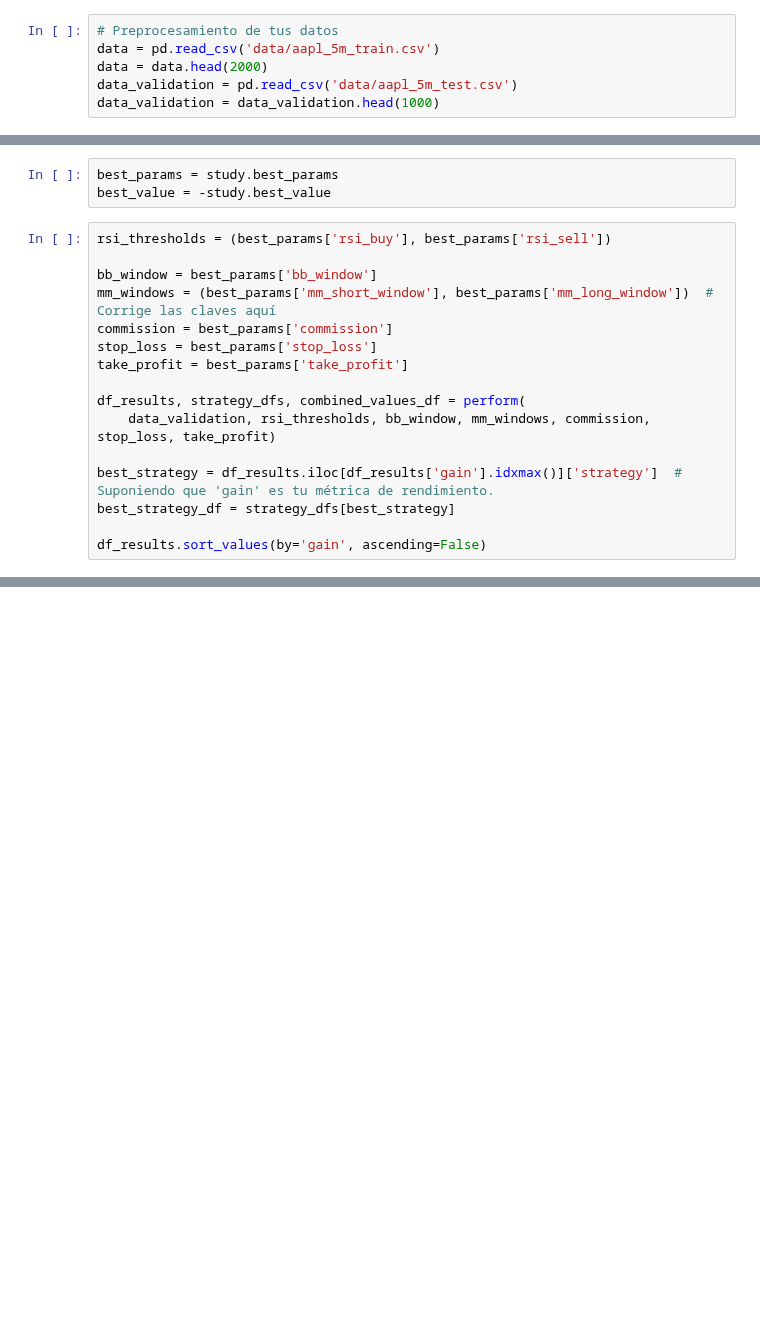
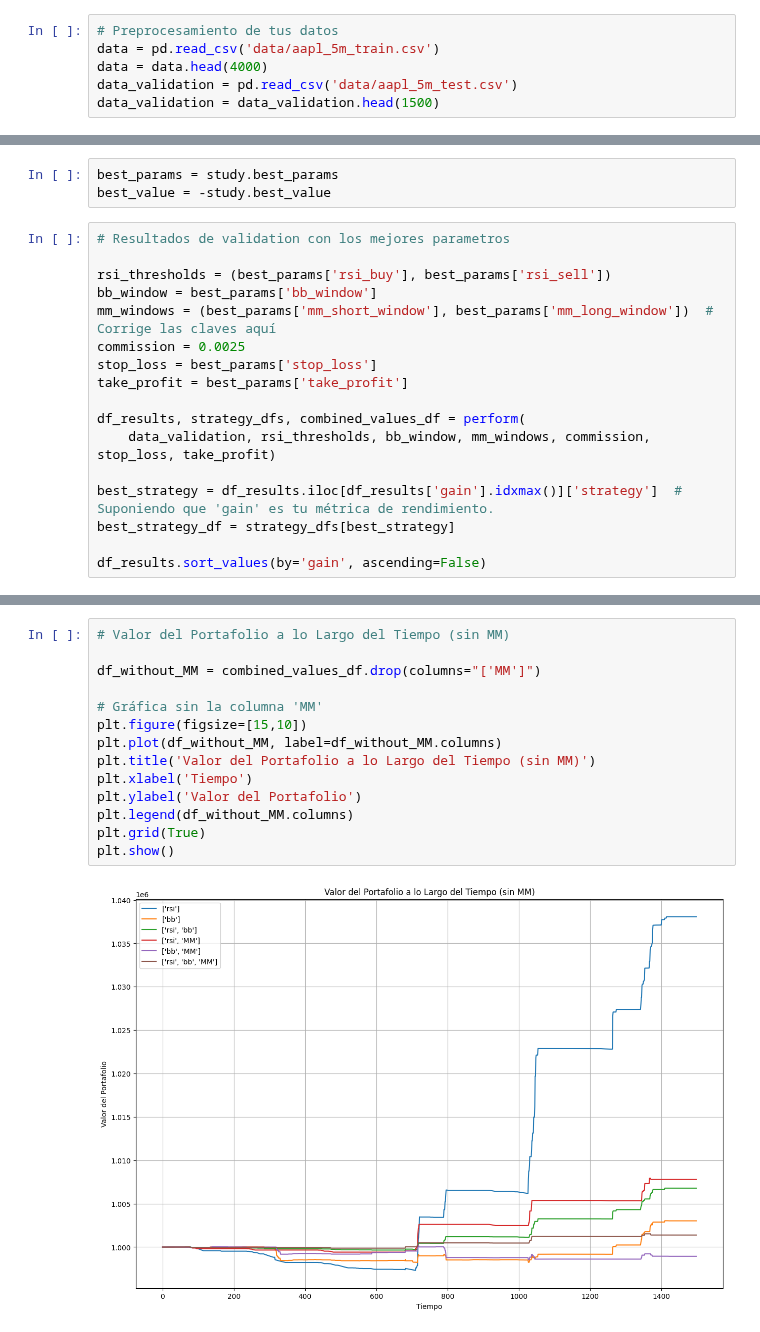
Before and after one commit to carolanb/002, a Jupyter notebook: Report 002.ipynb, the cells around one changed output, grey strips where cells are left out. Drawn from its saved outputs; the diff is of its cells as text; blank space fills up the shorter version.

```diff
--- a/Report 002.ipynb
+++ b/Report 002.ipynb
@@ -52,7 +49,7 @@ import matplotlib.pyplot as plt
 # %%
 # Preprocesamiento de tus datos
 data = pd.read_csv('data/aapl_5m_train.csv')
-data = data.head(2000)
+data = data.head(4000)
 data_validation = pd.read_csv('data/aapl_5m_test.csv')
-data_validation = data_validation.head(1000)
+data_validation = data_validation.head(1500)
 # %%
@@ -74,11 +80,12 @@ print("Mejores parámetros:", study.best_params)
 best_params = study.best_params
 best_value = -study.best_value
 # %%
+# Resultados de validation con los mejores parametros
+
 rsi_thresholds = (best_params['rsi_buy'], best_params['rsi_sell'])
-
 bb_window = best_params['bb_window']
 mm_windows = (best_params['mm_short_window'], best_params['mm_long_window'])  # Corrige las claves aquí
-commission = best_params['commission']
+commission = 0.0025
 stop_loss = best_params['stop_loss']
 take_profit = best_params['take_profit']
 
@@ -99,0 +122,16 @@ plt.show()
+# %%
+# Valor del Portafolio a lo Largo del Tiempo (sin MM)
+
+df_without_MM = combined_values_df.drop(columns="['MM']")
+
+# Gráfica sin la columna 'MM'
+plt.figure(figsize=[15,10])
+plt.plot(df_without_MM, label=df_without_MM.columns)
+plt.title('Valor del Portafolio a lo Largo del Tiempo (sin MM)')
+plt.xlabel('Tiempo')
+plt.ylabel('Valor del Portafolio')
+plt.legend(df_without_MM.columns)
+plt.grid(True)
+plt.show()
+# %% [output]
+[figure, added]
```
Also changed, not shown: parts of 5 cells of this notebook.
